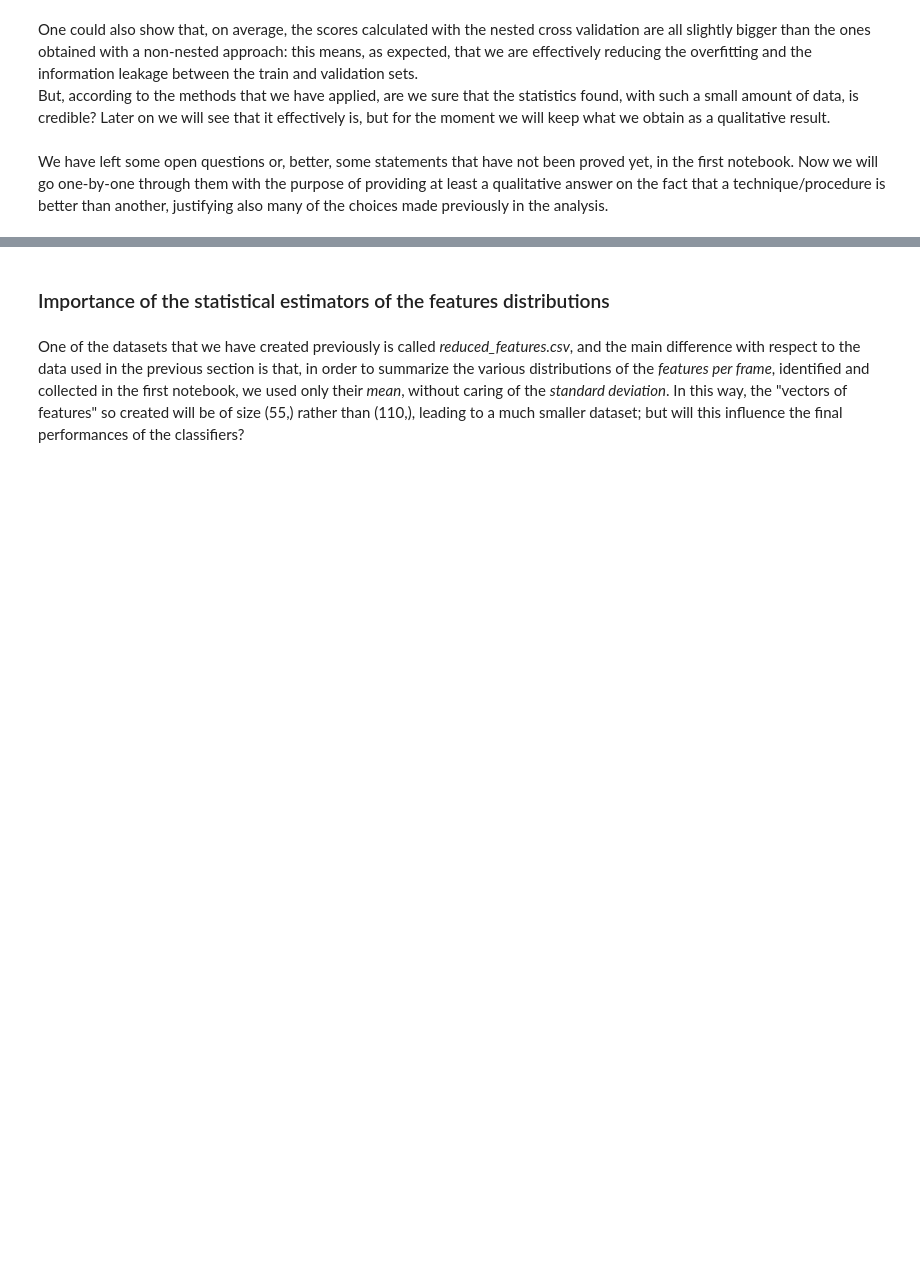
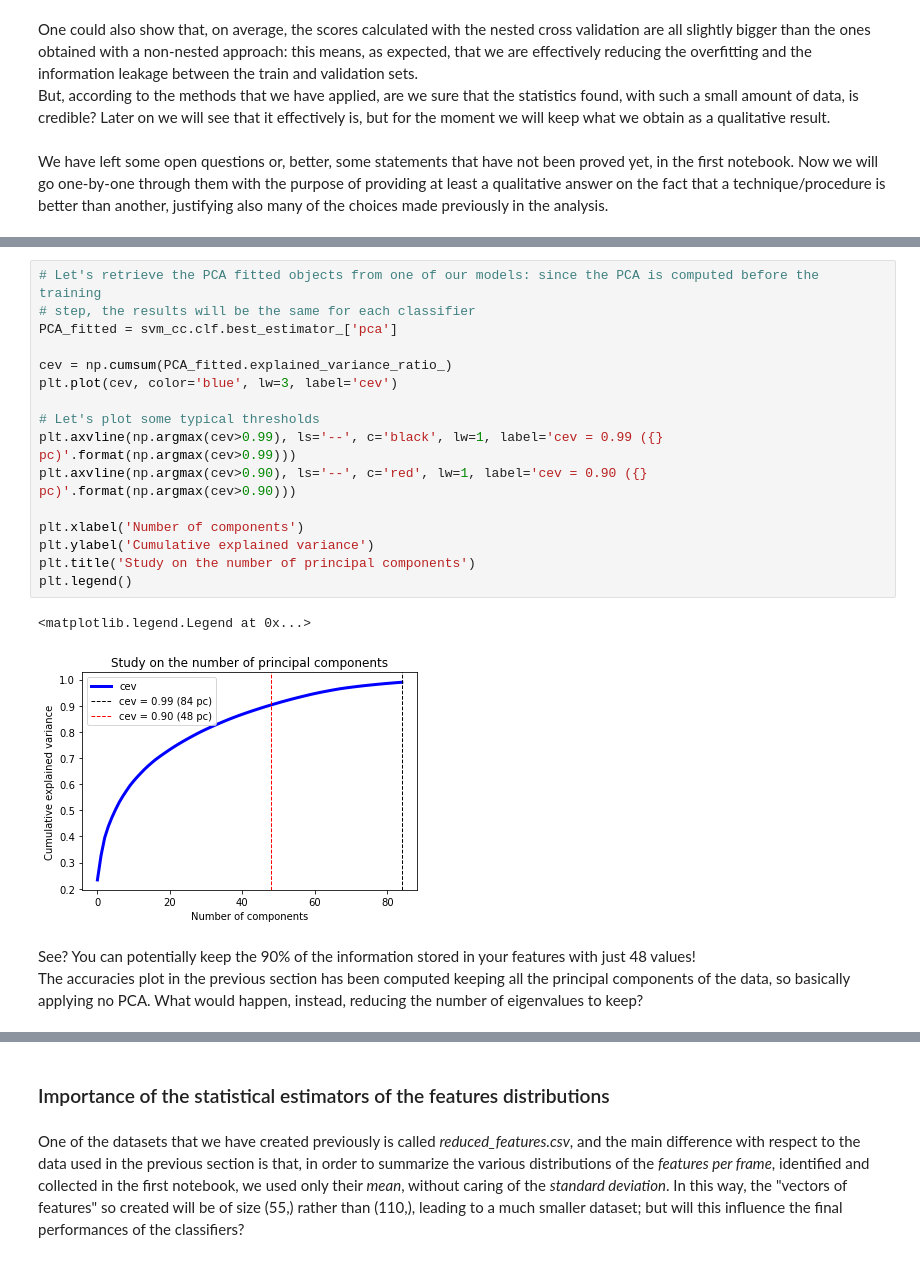
Before and after one commit to MattiaPujatti/Environmental-Sound-Classification, a Jupyter notebook: Feature_Classification.ipynb, the cells around one changed output, grey strips where cells are left out. Drawn from its saved outputs; the diff is of its cells as text; blank space fills up the shorter version.

```diff
--- a/Feature_Classification.ipynb
+++ b/Feature_Classification.ipynb
@@ -448,0 +438,22 @@ We have left some open questions or, better, some statements that have not been
+# %%
+# Let's retrieve the PCA fitted objects from one of our models: since the PCA is computed before the training
+# step, the results will be the same for each classifier
+PCA_fitted = svm_cc.clf.best_estimator_['pca']
+
+cev = np.cumsum(PCA_fitted.explained_variance_ratio_)
+plt.plot(cev, color='blue', lw=3, label='cev')
+
+# Let's plot some typical thresholds
+plt.axvline(np.argmax(cev>0.99), ls='--', c='black', lw=1, label='cev = 0.99 ({} pc)'.format(np.argmax(cev>0.99)))
+plt.axvline(np.argmax(cev>0.90), ls='--', c='red', lw=1, label='cev = 0.90 ({} pc)'.format(np.argmax(cev>0.90)))
+
+plt.xlabel('Number of components')
+plt.ylabel('Cumulative explained variance')
+plt.title('Study on the number of principal components')
+plt.legend()
+# %% [output]
+<matplotlib.legend.Legend at 0x...>
+[figure, added]
+# %% [markdown]
+See? You can potentially keep the 90% of the information stored in your features with just 48 values! <br>
+The accuracies plot in the previous section has been computed keeping all the principal components of the data, so basically applying no PCA. What would happen, instead, reducing the number of eigenvalues to keep?
```
Also changed, not shown: parts of 20 cells of this notebook.
